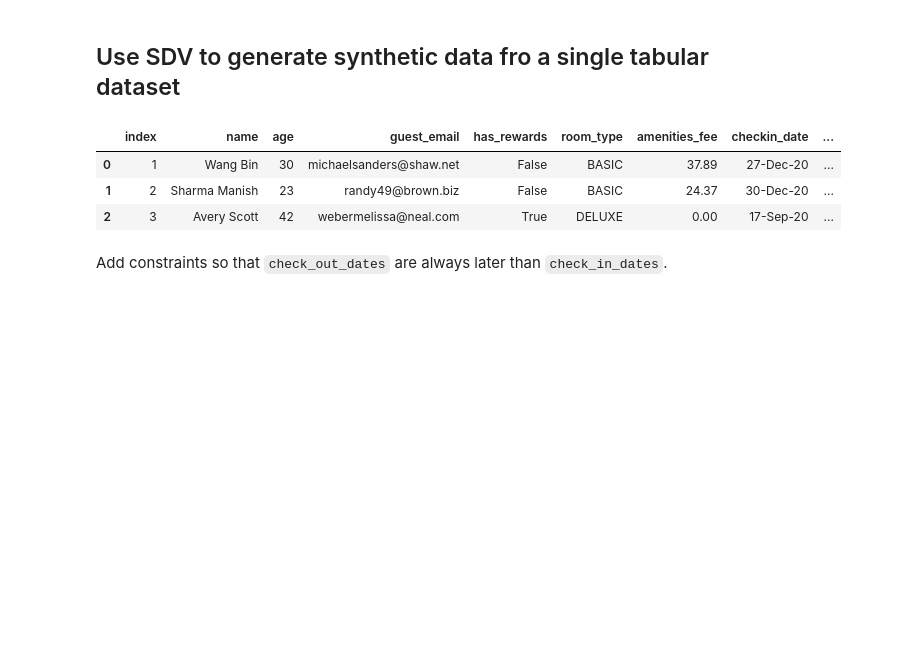
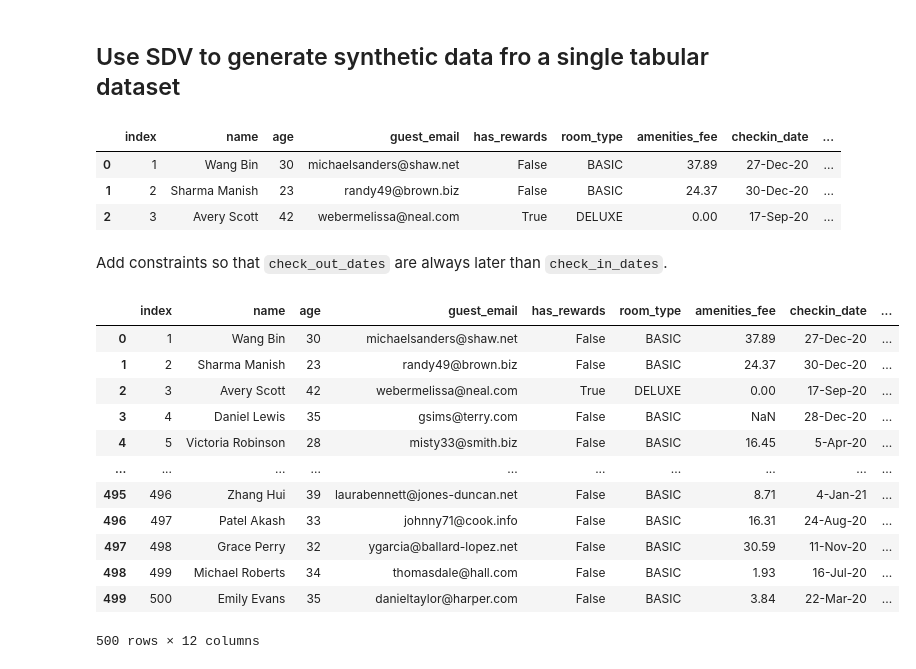
Before and after one commit to Zhenna/synthetic_data_generation_tabular_experiments, a Jupyter notebook: sdv_notebook.ipynb, the cells around one changed output. Cells and saved outputs as stored; diff of their text form; code cells hidden in the pictures; blank space fills up the shorter version.

```diff
--- a/sdv_notebook.ipynb
+++ b/sdv_notebook.ipynb
@@ -61,6 +61,22 @@ date_constraint ={
 synthesizer.add_constraints(
     constraints=[date_constraint, age_constraint, positive_constraint],
 )
+# %%
+data['sdv_demo_fake_hotel_guests_dataset']
+# %% [output]
+|  | index | name | age | guest_email | has_rewards | room_type | amenities_fee | checkin_date | ... |
+| 0 | 1 | Wang Bin | 30 | michaelsanders@shaw.net | False | BASIC | 37.89 | 27-Dec-20 | ... |
+| 1 | 2 | Sharma Manish | 23 | randy49@brown.biz | False | BASIC | 24.37 | 30-Dec-20 | ... |
+| 2 | 3 | Avery Scott | 42 | webermelissa@neal.com | True | DELUXE | 0.00 | 17-Sep-20 | ... |
+| 3 | 4 | Daniel Lewis | 35 | gsims@terry.com | False | BASIC | NaN | 28-Dec-20 | ... |
+| 4 | 5 | Victoria Robinson | 28 | misty33@smith.biz | False | BASIC | 16.45 | 5-Apr-20 | ... |
+| ... | ... | ... | ... | ... | ... | ... | ... | ... | ... |
+| 495 | 496 | Zhang Hui | 39 | laurabennett@jones-duncan.net | False | BASIC | 8.71 | 4-Jan-21 | ... |
+| 496 | 497 | Patel Akash | 33 | johnny71@cook.info | False | BASIC | 16.31 | 24-Aug-20 | ... |
+| 497 | 498 | Grace Perry | 32 | ygarcia@ballard-lopez.net | False | BASIC | 30.59 | 11-Nov-20 | ... |
+| 498 | 499 | Michael Roberts | 34 | thomasdale@hall.com | False | BASIC | 1.93 | 16-Jul-20 | ... |
+| 499 | 500 | Emily Evans | 35 | danieltaylor@harper.com | False | BASIC | 3.84 | 22-Mar-20 | ... |
+500 rows × 12 columns
 # %%
 synthesizer.fit(data['sdv_demo_fake_hotel_guests_dataset'])
 # %%
```
Also changed, not shown: parts of 11 cells of this notebook, 5 other files.
